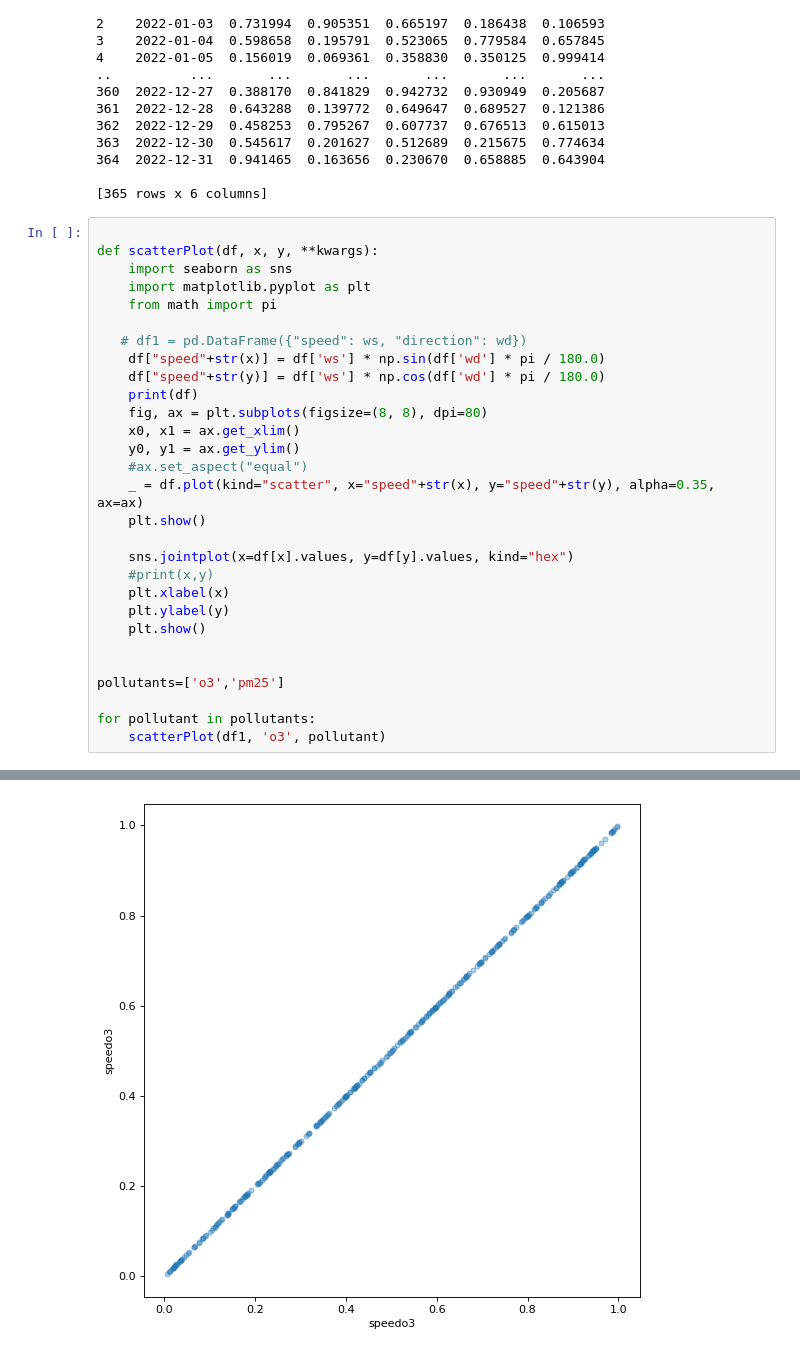
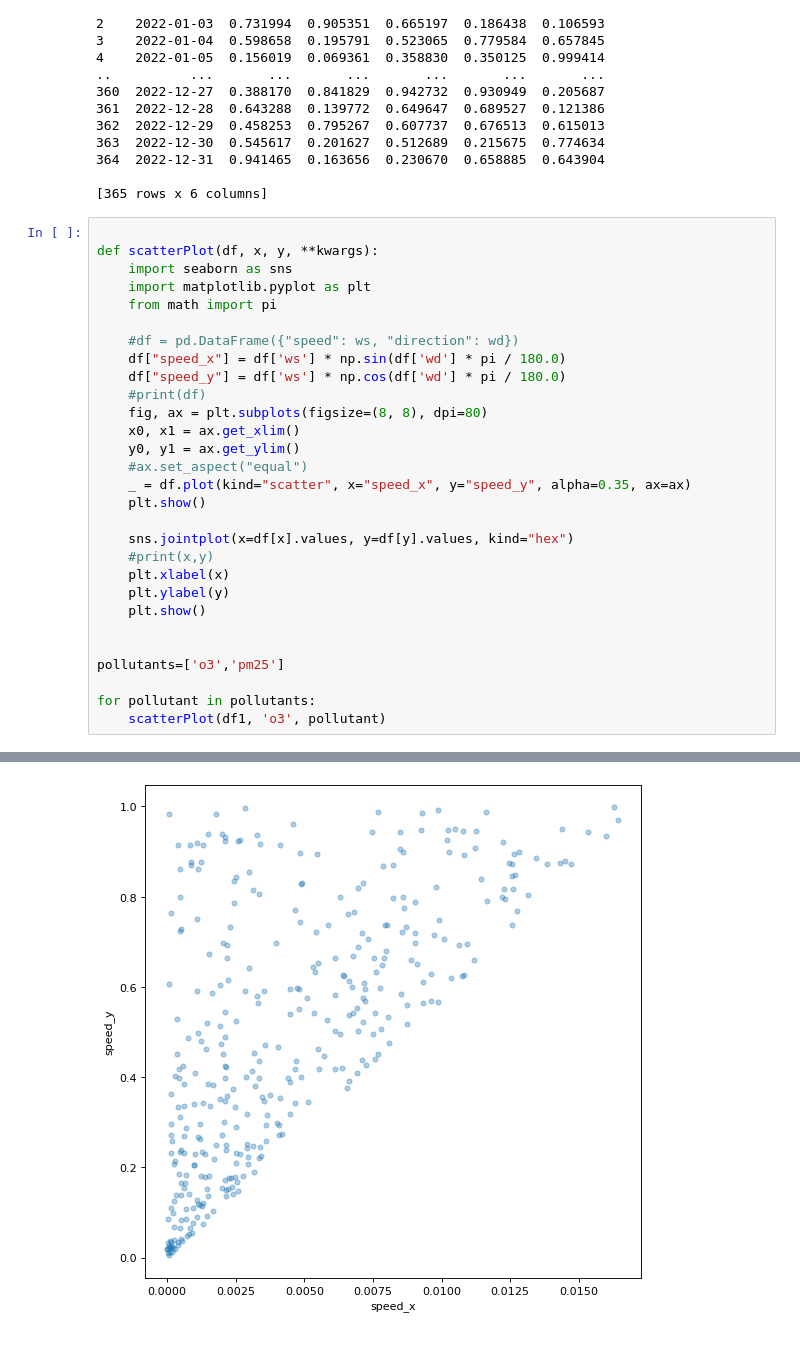
Before and after one commit to Tanvi-Jain01/Delhi-AirQuality-, a Jupyter notebook: Vayu/Vayu Issues/scatterPlot issues/simple scatterplot solution.ipynb, the cells around one changed output, grey strips where cells are left out. Drawn from its saved outputs; the diff is of its cells as text.

```diff
--- a/Vayu/Vayu Issues/scatterPlot issues/simple scatterplot solution.ipynb
+++ b/Vayu/Vayu Issues/scatterPlot issues/simple scatterplot solution.ipynb
@@ -56,15 +56,15 @@ def scatterPlot(df, x, y, **kwargs):
     import matplotlib.pyplot as plt
     from math import pi
 
-   # df1 = pd.DataFrame({"speed": ws, "direction": wd})
-    df["speed"+str(x)] = df['ws'] * np.sin(df['wd'] * pi / 180.0)
-    df["speed"+str(y)] = df['ws'] * np.cos(df['wd'] * pi / 180.0)
-    print(df)
+    #df = pd.DataFrame({"speed": ws, "direction": wd})
+    df["speed_x"] = df['ws'] * np.sin(df['wd'] * pi / 180.0)
+    df["speed_y"] = df['ws'] * np.cos(df['wd'] * pi / 180.0)
+    #print(df)
     fig, ax = plt.subplots(figsize=(8, 8), dpi=80)
     x0, x1 = ax.get_xlim()
     y0, y1 = ax.get_ylim()
     #ax.set_aspect("equal")
-    _ = df.plot(kind="scatter", x="speed"+str(x), y="speed"+str(y), alpha=0.35, ax=ax)
+    _ = df.plot(kind="scatter", x="speed_x", y="speed_y", alpha=0.35, ax=ax)
     plt.show()
 
     sns.jointplot(x=df[x].values, y=df[y].values, kind="hex")
@@ -96,2 +82,2 @@ for pollutant in pollutants:
-[figure, old version]
+[figure, new version]
 [figure]
```
Also changed, not shown: parts of 1 cell of this notebook.
